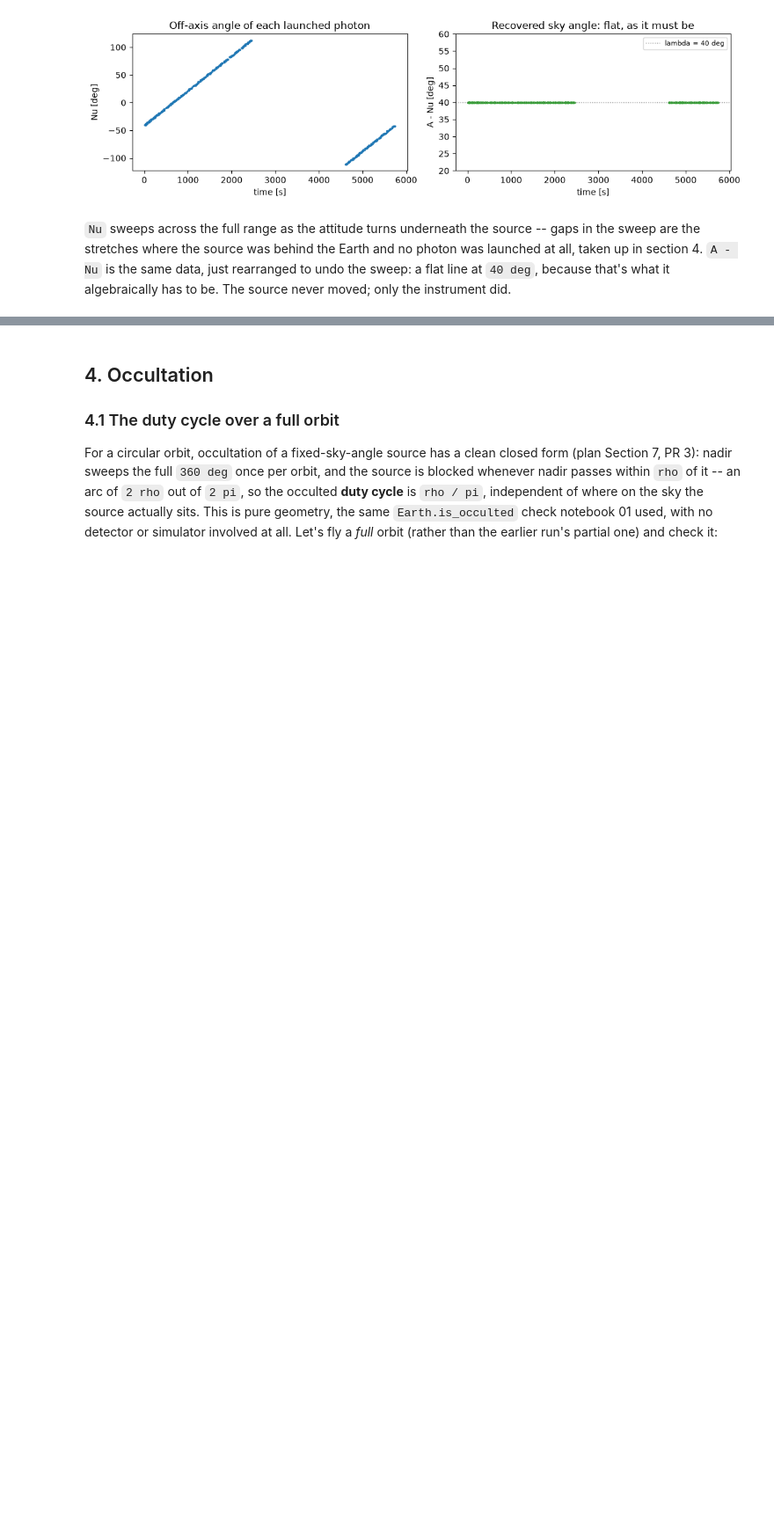
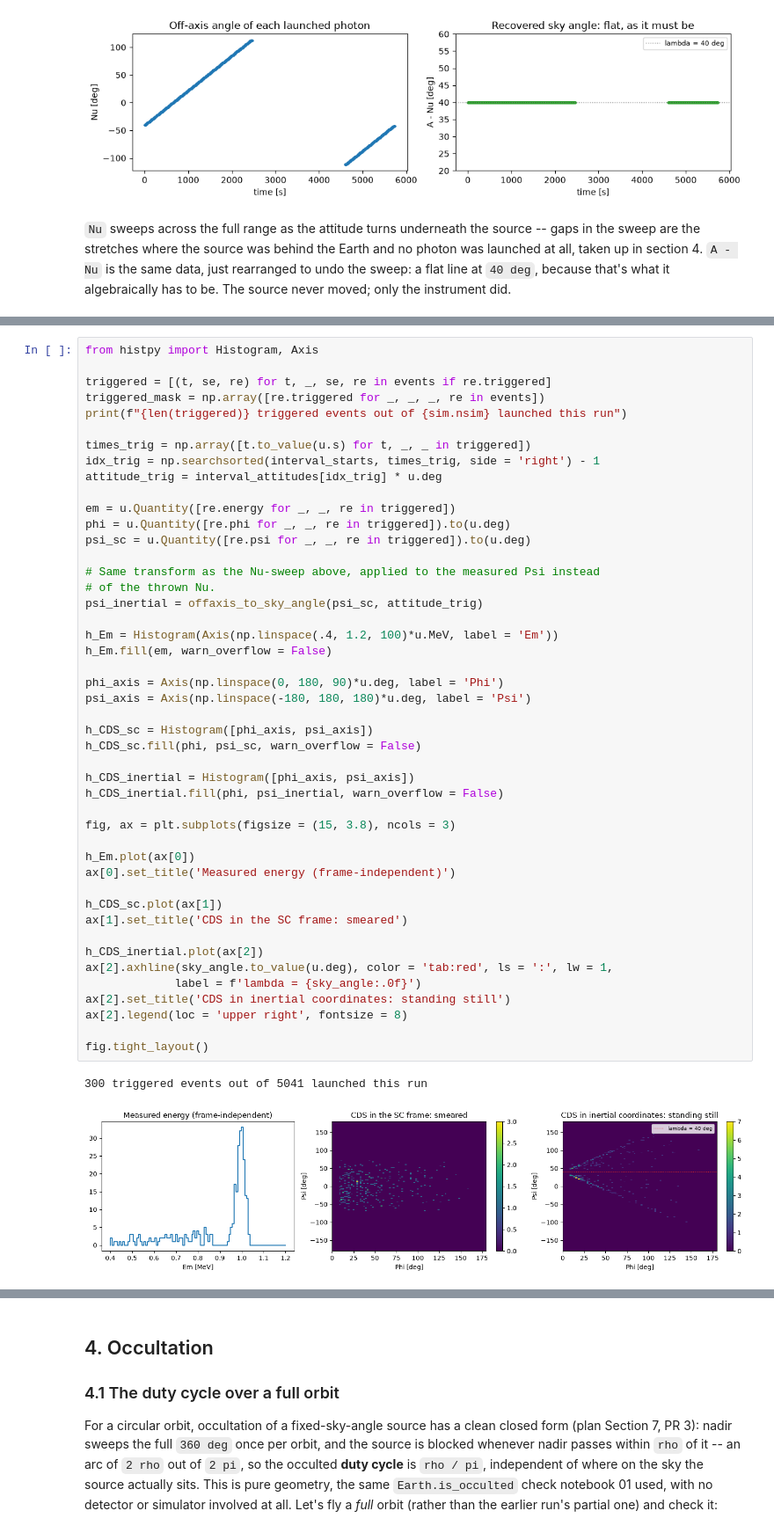
Before and after one commit to israelmcmc-ai/gammaraytoys, a Jupyter notebook: docs/examples/cosimita/02-inertial_simulation_and_occultation.ipynb, the cells around one changed output, grey strips where cells are left out. Shown at 88% size. Drawn from its saved outputs; the diff is of its cells as text; blank space fills up the shorter version.

```diff
--- a/docs/examples/cosimita/02-inertial_simulation_and_occultation.ipynb
+++ b/docs/examples/cosimita/02-inertial_simulation_and_occultation.ipynb
@@ -302,0 +321,49 @@ moved; only the instrument did.
+# %%
+from histpy import Histogram, Axis
+
+triggered = [(t, se, re) for t, _, se, re in events if re.triggered]
+triggered_mask = np.array([re.triggered for _, _, _, re in events])
+print(f"{len(triggered)} triggered events out of {sim.nsim} launched this run")
+
+times_trig = np.array([t.to_value(u.s) for t, _, _ in triggered])
+idx_trig = np.searchsorted(interval_starts, times_trig, side = 'right') - 1
+attitude_trig = interval_attitudes[idx_trig] * u.deg
+
+em = u.Quantity([re.energy for _, _, re in triggered])
+phi = u.Quantity([re.phi for _, _, re in triggered]).to(u.deg)
+psi_sc = u.Quantity([re.psi for _, _, re in triggered]).to(u.deg)
+
+# Same transform as the Nu-sweep above, applied to the measured Psi instead
+# of the thrown Nu.
+psi_inertial = offaxis_to_sky_angle(psi_sc, attitude_trig)
+
+h_Em = Histogram(Axis(np.linspace(.4, 1.2, 100)*u.MeV, label = 'Em'))
+h_Em.fill(em, warn_overflow = False)
+
+phi_axis = Axis(np.linspace(0, 180, 90)*u.deg, label = 'Phi')
+psi_axis = Axis(np.linspace(-180, 180, 180)*u.deg, label = 'Psi')
+
+h_CDS_sc = Histogram([phi_axis, psi_axis])
+h_CDS_sc.fill(phi, psi_sc, warn_overflow = False)
+
+h_CDS_inertial = Histogram([phi_axis, psi_axis])
+h_CDS_inertial.fill(phi, psi_inertial, warn_overflow = False)
+
+fig, ax = plt.subplots(figsize = (15, 3.8), ncols = 3)
+
+h_Em.plot(ax[0])
+ax[0].set_title('Measured energy (frame-independent)')
+
+h_CDS_sc.plot(ax[1])
+ax[1].set_title('CDS in the SC frame: smeared')
+
+h_CDS_inertial.plot(ax[2])
+ax[2].axhline(sky_angle.to_value(u.deg), color = 'tab:red', ls = ':', lw = 1,
+             label = f'lambda = {sky_angle:.0f}')
+ax[2].set_title('CDS in inertial coordinates: standing still')
+ax[2].legend(loc = 'upper right', fontsize = 8)
+
+fig.tight_layout()
+# %% [output]
+300 triggered events out of 5041 launched this run
+[figure, added]
```
Also changed, not shown: parts of 16 cells of this notebook.
